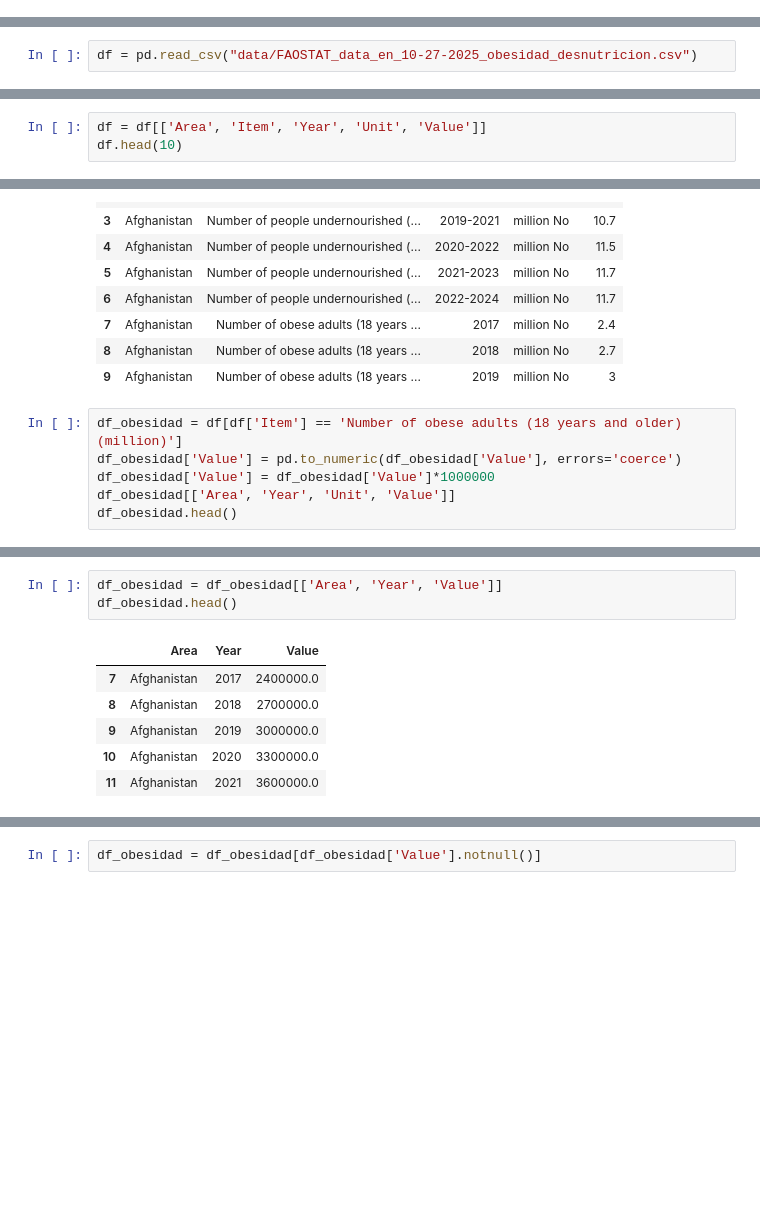
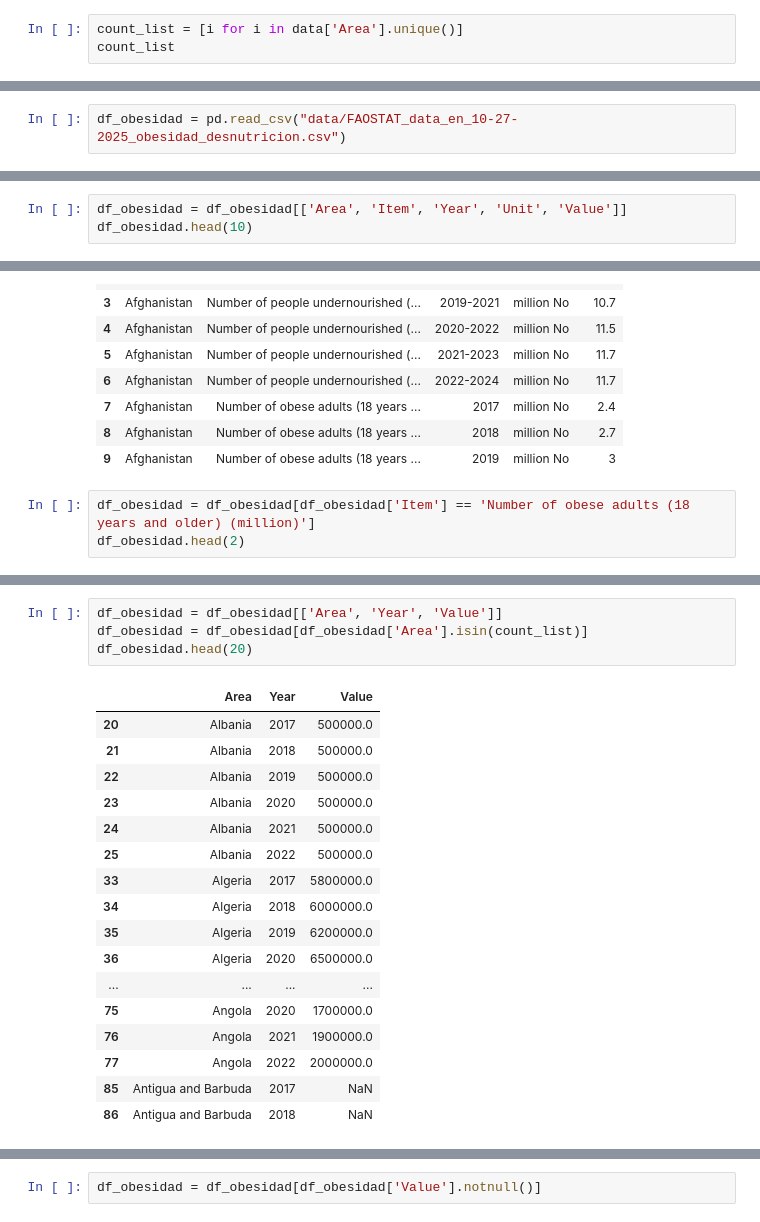
Before and after one commit to Jarspoot12/dashboard_react, a Jupyter notebook: etl.ipynb, the cells around one changed output, grey strips where cells are left out. Drawn from its saved outputs; the diff is of its cells as text; blank space fills up the shorter version.

```diff
--- a/etl.ipynb
+++ b/etl.ipynb
@@ -267,0 +39,3 @@ data.head()
+# %%
+count_list = [i for i in data['Area'].unique()]
+count_list
@@ -352,5 +134,5 @@ df.to_csv("data/poblacion_mundial.csv", index=False)
 # %% [markdown]
 ## Tabla de enfermedades y padecimientos alimenticios
 # %%
-df = pd.read_csv("data/FAOSTAT_data_en_10-27-2025_obesidad_desnutricion.csv")
+df_obesidad = pd.read_csv("data/FAOSTAT_data_en_10-27-2025_obesidad_desnutricion.csv")
 # %%
@@ -361,8 +143,8 @@ df.head(3)
 | 1 | FS | Suite of Food Security Indicators | 4 | Afghanistan | 6132 | Value | 210011 | Number of people undernourished (... | 20172019 | ... |
 | 2 | FS | Suite of Food Security Indicators | 4 | Afghanistan | 6132 | Value | 210011 | Number of people undernourished (... | 20182020 | ... |
 # %%
-df = df[['Area', 'Item', 'Year', 'Unit', 'Value']]
-df.head(10)
+df_obesidad = df_obesidad[['Area', 'Item', 'Year', 'Unit', 'Value']]
+df_obesidad.head(10)
 # %% [output]
 |  | Area | Item | Year | Unit | Value |
 | 0 | Afghanistan | Number of people undernourished (... | 2016-2018 | million No | 7.6 |
@@ -376,9 +158,6 @@ df.head(10)
 | 8 | Afghanistan | Number of obese adults (18 years ... | 2018 | million No | 2.7 |
 | 9 | Afghanistan | Number of obese adults (18 years ... | 2019 | million No | 3 |
 # %%
-df_obesidad = df[df['Item'] == 'Number of obese adults (18 years and older) (million)']
-df_obesidad['Value'] = pd.to_numeric(df_obesidad['Value'], errors='coerce')
-df_obesidad['Value'] = df_obesidad['Value']*1000000
-df_obesidad[['Area', 'Year', 'Unit', 'Value']]
-df_obesidad.head()
+df_obesidad = df_obesidad[df_obesidad['Item'] == 'Number of obese adults (18 years and older) (million)']
+df_obesidad.head(2)
 # %% [output]
@@ -401,13 +180,25 @@ See the caveats in the documentation: https://pandas.pydata.org/pandas-docs/stab
 # %%
 df_obesidad = df_obesidad[['Area', 'Year', 'Value']]
-df_obesidad.head()
+df_obesidad = df_obesidad[df_obesidad['Area'].isin(count_list)]
+df_obesidad.head(20)
 # %% [output]
 |  | Area | Year | Value |
-| 7 | Afghanistan | 2017 | 2400000.0 |
-| 8 | Afghanistan | 2018 | 2700000.0 |
-| 9 | Afghanistan | 2019 | 3000000.0 |
-| 10 | Afghanistan | 2020 | 3300000.0 |
-| 11 | Afghanistan | 2021 | 3600000.0 |
+| 20 | Albania | 2017 | 500000.0 |
+| 21 | Albania | 2018 | 500000.0 |
+| 22 | Albania | 2019 | 500000.0 |
+| 23 | Albania | 2020 | 500000.0 |
+| 24 | Albania | 2021 | 500000.0 |
+| 25 | Albania | 2022 | 500000.0 |
+| 33 | Algeria | 2017 | 5800000.0 |
+| 34 | Algeria | 2018 | 6000000.0 |
+| 35 | Algeria | 2019 | 6200000.0 |
+| 36 | Algeria | 2020 | 6500000.0 |
+| ... | ... | ... | ... |
+| 75 | Angola | 2020 | 1700000.0 |
+| 76 | Angola | 2021 | 1900000.0 |
+| 77 | Angola | 2022 | 2000000.0 |
+| 85 | Antigua and Barbuda | 2017 | NaN |
+| 86 | Antigua and Barbuda | 2018 | NaN |
 # %%
 len(df_obesidad)
 # %% [output]
```
Also changed, not shown: parts of 26 cells of this notebook, 26 other files.
